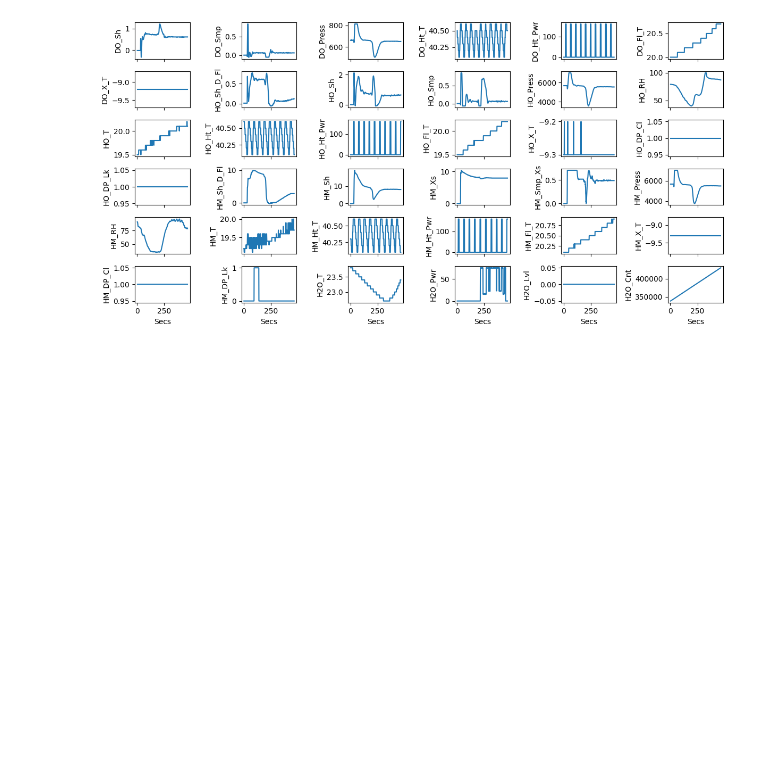
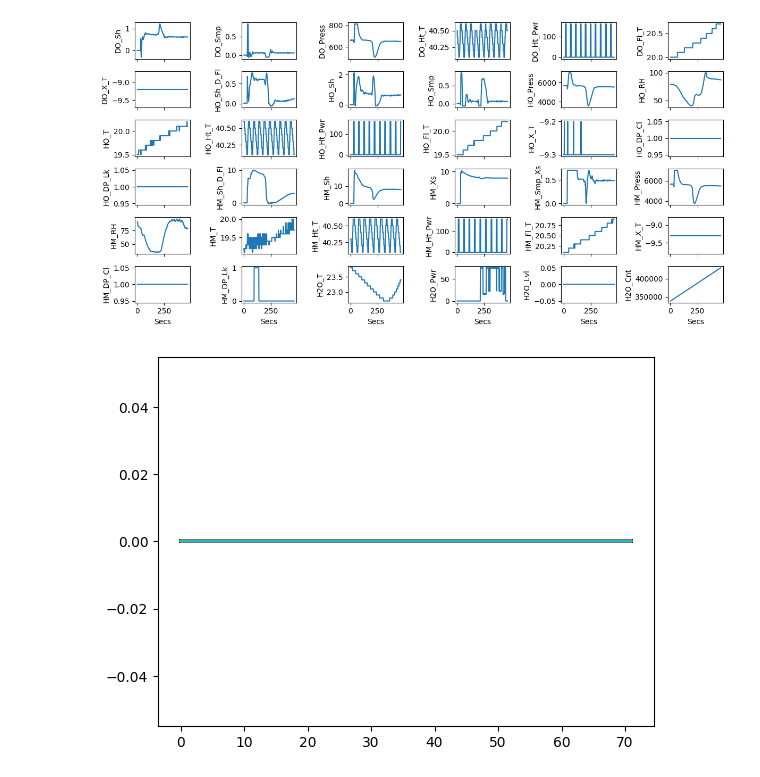
Before and after one commit to csoloff/dash, a Jupyter notebook: dash_reader.ipynb, the cells around one changed output. Saved outputs shown, nothing was run; the diff lists cells and outputs as text; code cells hidden in the pictures; blank space fills up the shorter version.

```diff
--- a/dash_reader.ipynb
+++ b/dash_reader.ipynb
@@ -3,23 +3,24 @@ import pandas as pd
 import numpy as np
 from matplotlib import pyplot as plt
 # %%
-def reader(path):
+def reader(path, first_var):
     # Open the file and read the lines
+    skip=1
     with open(path, "r") as file:
         # Iterate over the lines
         for line in file:
             # Strip leading and trailing whitespace
             line = line.strip()
             # Check if the line contains column names
-            if line.startswith("#DOY.Frac"):
+            if line.startswith(first_var):
                 # Split the line by whitespace and append to the columns list
                 columns = line[1:].strip().split("\t")
                 break  # Stop reading lines after finding column names
-
+            skip+=1
     # Read the data into a DataFrame, skipping the first 6 rows of comments
-    return pd.read_csv(path, sep='\t', skiprows=6, names=columns)
+    return pd.read_csv(path, sep='\t', skiprows=skip, names=columns)
 # %%
-d = reader('./data/DASH_FLOW_240404_090206.dat')
+d = reader('./data/DASH_FLOW_240404_090206.dat', "#DOY.Frac")
 # %%
 d.keys()
 # %% [output]
@@ -44,3 +45,14 @@ fig.tight_layout()
 plt.savefig('./figures/all.png', dpi=300)
 # %% [output]
 [figure]
+# %%
+d = reader('./data/OPC_210_240402_110759.txt', "#YY/MM/DD")
+# %%
+for i in range(0,len(d)):
+    num = []
+    for k in d.keys():
+        if 'bin' in k:
+            num.append(d.iloc[100][k])
+    plt.plot(num)
+# %% [output]
+[figure, added]
```
Also changed, not shown: parts of 1 cell of this notebook.
